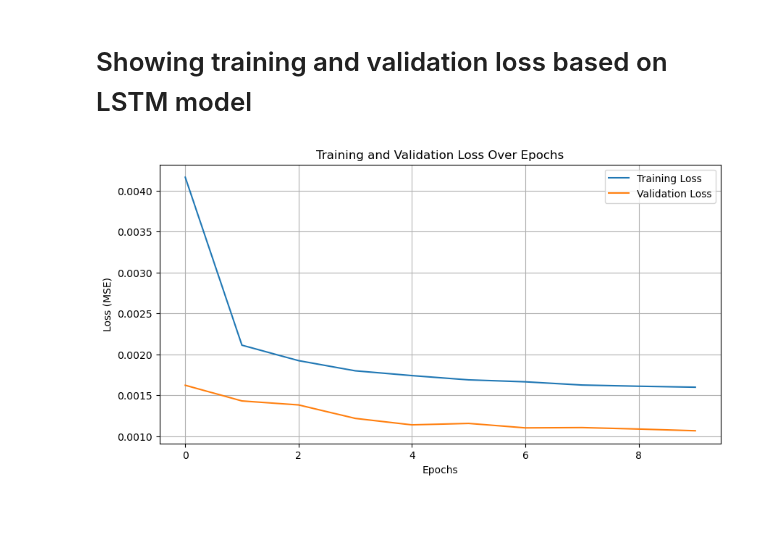
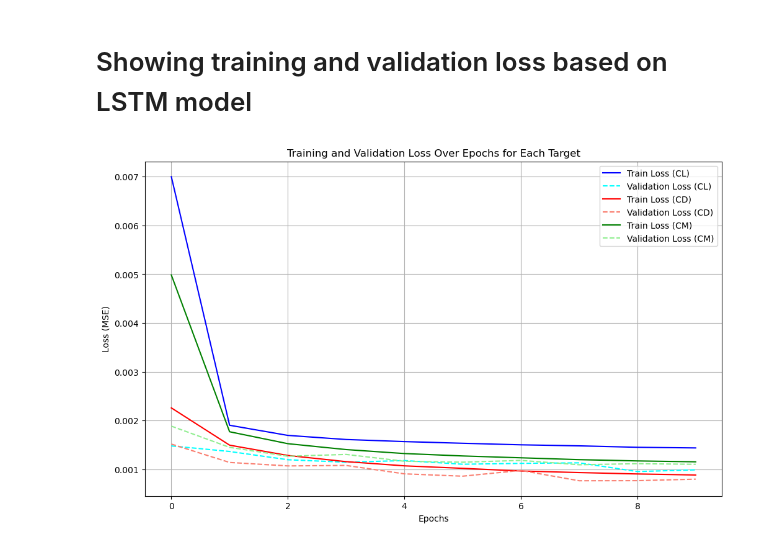
Before and after one commit to BlazejS10/DeepLearWing, a Jupyter notebook: LSTM_notebook.ipynb, the cells around one changed output. Drawn from its saved outputs; the diff is of its cells as text; code cells hidden in the pictures; blank space fills up the shorter version.

```diff
--- a/LSTM_notebook.ipynb
+++ b/LSTM_notebook.ipynb
@@ -173,12 +147,12 @@ See the caveats in the documentation: https://pandas.pydata.org/pandas-docs/stab
 # PyTorch Dataset and DataLoader for LSTM
 # %%
 class AirfoilDataset(Dataset):
-    """Custom PyTorch Dataset for airfoil data."""
-    def __init__(self, dataframe):
+    """Custom PyTorch Dataset for airfoil data. Can handle single or multiple targets."""
+    def __init__(self, dataframe, target_names=['cl', 'cd', 'cm']):
         self.dataframe = dataframe.reset_index(drop=True)
         self.sequences = [torch.tensor(seq, dtype=torch.float32) for seq in self.dataframe[features_sequence].values]
         self.other_features = torch.tensor(self.dataframe[features_scalar].values, dtype=torch.float32)
-        self.targets = torch.tensor(self.dataframe[targets].values, dtype=torch.float32)
+        self.targets = torch.tensor(self.dataframe[target_names].values, dtype=torch.float32)
 
     def __len__(self):
         return len(self.targets)
@@ -194,27 +168,9 @@ def collate_fn(batch):
     """
     sequences, other_features, targets, original_data = zip(*batch)
 
-    # Get the length of each sequence before padding.
     sequence_lengths = torch.tensor([len(seq) for seq in sequences])
-
-    # Pad sequences to the length of the longest sequence in the batch.
     padded_sequences = pad_sequence(sequences, batch_first=True, padding_value=0.0)
-
-    # Stack other features and targets into tensors.
     other_features_tensor = torch.stack(other_features)
     targets_tensor = torch.stack(targets)
 
     return padded_sequences, sequence_lengths, other_features_tensor, targets_tensor, list(original_data)
-
-# Create Datasets
-train_dataset = AirfoilDataset(train_df)
-val_dataset = AirfoilDataset(val_df)
-test_dataset = AirfoilDataset(test_df)
-
-# Create DataLoaders
-BATCH_SIZE = 64
-train_loader = DataLoader(train_dataset, batch_size=BATCH_SIZE, shuffle=True, collate_fn=collate_fn)
-val_loader = DataLoader(val_dataset, batch_size=BATCH_SIZE, shuffle=False, collate_fn=collate_fn)
-test_loader = DataLoader(test_dataset, batch_size=BATCH_SIZE, shuffle=False, collate_fn=collate_fn)
-
-print("PyTorch Datasets and DataLoaders created.")
@@ -417,14 +418,24 @@ plt.show()
 # %% [markdown]
 # Showing training and validation loss based on LSTM model
 # %%
-plt.figure(figsize=(10, 5))
-plt.plot(train_losses, label='Training Loss')
-plt.plot(val_losses, label='Validation Loss')
-plt.title('Training and Validation Loss Over Epochs')
+plt.figure(figsize=(12, 7))
+colors = {'cl': ('blue', 'cyan'), 'cd': ('red', 'salmon'), 'cm': ('green', 'lightgreen')}
+
+if MODEL_TYPE == 'single_output':
+    for target_name, losses in all_losses.items():
+        plt.plot(losses['train'], label=f'Train Loss ({target_name.upper()})', color=colors[target_name][0])
+        plt.plot(losses['val'], label=f'Validation Loss ({target_name.upper()})', color=colors[target_name][1], linestyle='--')
+    plt.title('Training and Validation Loss Over Epochs for Each Target')
+else: # multi_output
+    losses = all_losses['multi']
+    plt.plot(losses['train'], label=f'Train Loss (Multi-Output)')
+    plt.plot(losses['val'], label=f'Validation Loss (Multi-Output)', linestyle='--')
+    plt.title('Training and Validation Loss Over Epochs for Multi-Output Model')
+
 plt.xlabel('Epochs')
 plt.ylabel('Loss (MSE)')
 plt.legend()
 plt.grid(True)
 plt.show()
 # %% [output]
-[figure, old version]
+[figure, new version]
```
Also changed, not shown: parts of 8 cells of this notebook, 9 other files.
